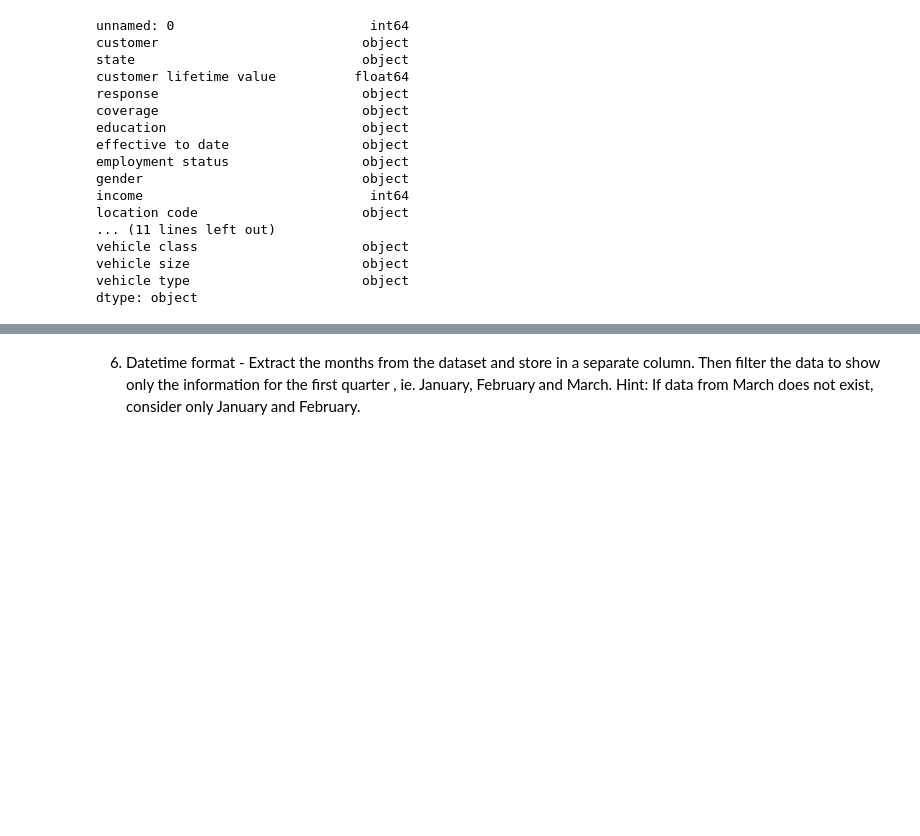
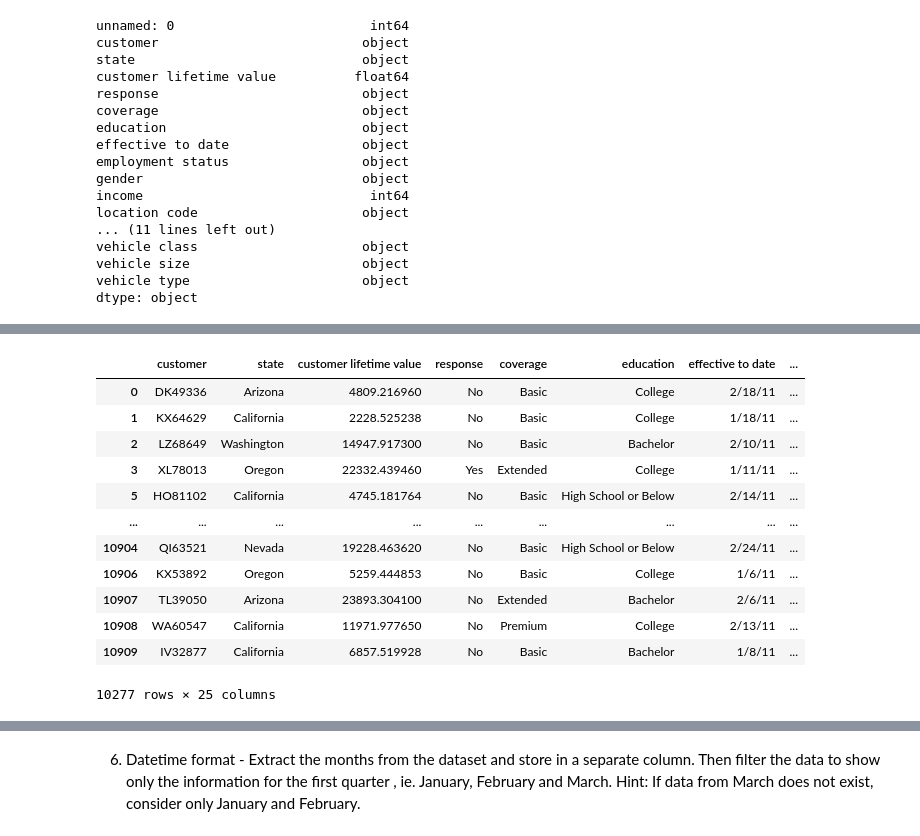
Before and after one commit to jcarsu/Activities-IH, a Jupyter notebook: Lab 2.ipynb, the cells around one changed output, grey strips where cells are left out. Drawn from its saved outputs; the diff is of its cells as text; code cells hidden in the pictures; blank space fills up the shorter version.

```diff
--- a/Lab 2.ipynb
+++ b/Lab 2.ipynb
@@ -154,0 +243,16 @@ Length: 10910, dtype: int64
+# %%
+df.dropna()
+# %% [output]
+|  | customer | state | customer lifetime value | response | coverage | education | effective to date | ... |
+| 0 | DK49336 | Arizona | 4809.216960 | No | Basic | College | 2/18/11 | ... |
+| 1 | KX64629 | California | 2228.525238 | No | Basic | College | 1/18/11 | ... |
+| 2 | LZ68649 | Washington | 14947.917300 | No | Basic | Bachelor | 2/10/11 | ... |
+| 3 | XL78013 | Oregon | 22332.439460 | Yes | Extended | College | 1/11/11 | ... |
+| 5 | HO81102 | California | 4745.181764 | No | Basic | High School or Below | 2/14/11 | ... |
+| ... | ... | ... | ... | ... | ... | ... | ... | ... |
+| 10904 | QI63521 | Nevada | 19228.463620 | No | Basic | High School or Below | 2/24/11 | ... |
+| 10906 | KX53892 | Oregon | 5259.444853 | No | Basic | College | 1/6/11 | ... |
+| 10907 | TL39050 | Arizona | 23893.304100 | No | Extended | Bachelor | 2/6/11 | ... |
+| 10908 | WA60547 | California | 11971.977650 | No | Premium | College | 2/13/11 | ... |
+| 10909 | IV32877 | California | 6857.519928 | No | Basic | Bachelor | 1/8/11 | ... |
+10277 rows × 25 columns
```
Also changed, not shown: parts of 22 cells of this notebook.
